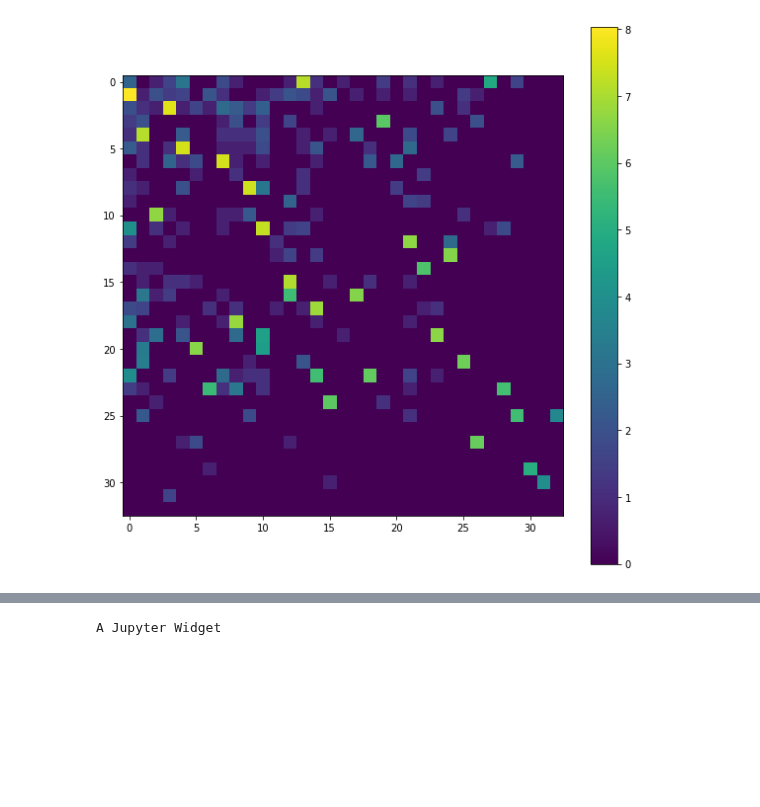
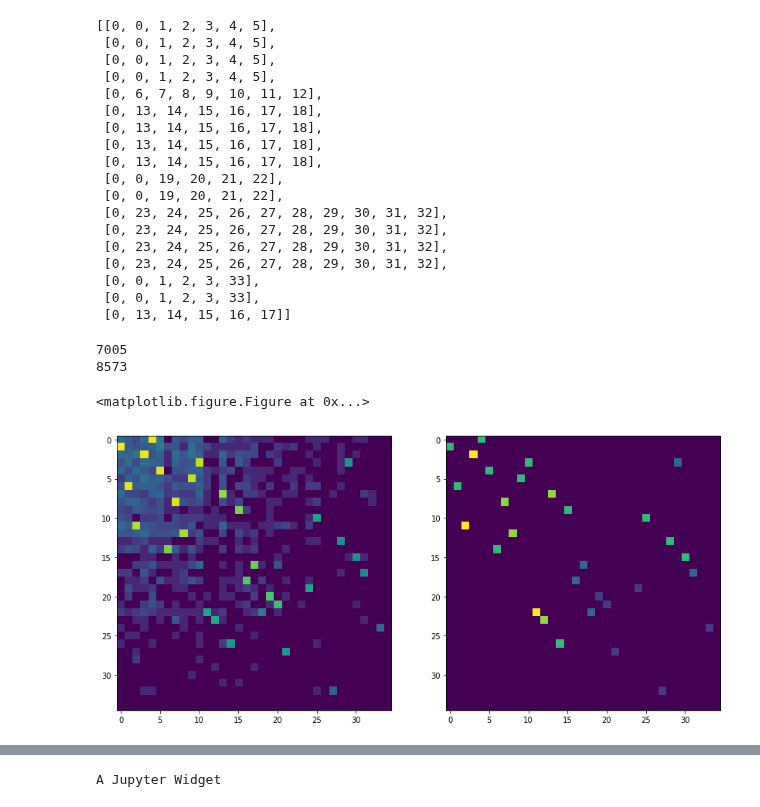
Before and after one commit to rykachevskiy/CRISPR, a Jupyter notebook: Probabilistic_model/data_gen.ipynb, the cells around one changed output, grey strips where cells are left out. Drawn from its saved outputs; the diff is of its cells as text; code cells hidden in the pictures; blank space fills up the shorter version.

Commit message:
data gen now do not amplify amplified

```diff
--- a/Probabilistic_model/data_gen.ipynb
+++ b/Probabilistic_model/data_gen.ipynb
@@ -199,7 +286,7 @@ pairs_2 = [x for x in ngrams([0,6,7,8,9], 2)]
 # %%
-def amp_population(population, spacers_num, max_chains = 25000, max_epochs = 15):
+def amp_population(population, spacers_num, max_sp_num, max_chains = 25000, max_epochs = 15):
     population_f = [x for x in population]
-    population_b = [x[::-1] for x in population_f]
+    population_b = [[x[0]] + x[:0:-1] for x in population_f]
 
     epoch = 0
 
@@ -207,9 +294,10 @@ def amp_population(population, spacers_num, max_chains = 25000, max_epochs = 15)
         PCR_cycle(population_f, population_b)
         epoch += 1
 
-    full_population_amplified = population_f + [x[::-1] for x in population_b]
+    full_population_amplified = [x[1:] for x in population_f] + [x[:1:-1] for x in population_b]
 
     all_pairs = []
+
     out_counts = dict(zip(np.arange(spacers_num), np.zeros(spacers_num)))
     in_counts = dict(zip(np.arange(spacers_num), np.zeros(spacers_num)))
 
@@ -219,15 +307,18 @@ def amp_population(population, spacers_num, max_chains = 25000, max_epochs = 15)
             out_counts[x[0]] += 1
             in_counts[x[1]] += 1
 
+    print(len(all_pairs))
+    print(len(full_population_amplified))
+
     reorder_dict = rerank_dict(spacers_num, in_counts, out_counts)
 
-    graph = np.zeros((spacers_num, spacers_num))
+    graph = np.zeros((max_sp_num, max_sp_num))
     for p in all_pairs:
         graph[reorder_dict[p[0]], reorder_dict[p[1]]] += 1
 
-    original_graph = np.zeros((spacers_num, spacers_num))
+    original_graph = np.zeros((max_sp_num, max_sp_num))
     for p in population:
-        for x, y in zip(p, p[1:]):
+        for x, y in zip(p[1:], p[2:]):
             original_graph[reorder_dict[x], reorder_dict[y]] += 1
 
     return graph, original_graph
@@ -247,10 +338,37 @@ def reshuffle(population):
     np.random.shuffle(spacers_shuffled)
     shuffle_map = dict(zip(np.arange(spacers_num + 1), spacers_shuffled))
 
-    return [[shuffle_map[x] for x in y] for y in population]
+    return [[0] + [shuffle_map[x] for x in y[1:]] for y in population]
+# %%
+pp = generate_tree_population(35, 4)
+# %%
+pp
+# %% [output]
+[[0, 0, 1, 2, 3, 4, 5],
+ [0, 0, 1, 2, 3, 4, 5],
+ [0, 0, 1, 2, 3, 4, 5],
+ [0, 0, 1, 2, 3, 4, 5],
+ [0, 6, 7, 8, 9, 10, 11, 12],
+ [0, 13, 14, 15, 16, 17, 18],
+ [0, 13, 14, 15, 16, 17, 18],
+ [0, 13, 14, 15, 16, 17, 18],
+ [0, 13, 14, 15, 16, 17, 18],
+ [0, 0, 19, 20, 21, 22],
+ [0, 0, 19, 20, 21, 22],
+ [0, 23, 24, 25, 26, 27, 28, 29, 30, 31, 32],
+ [0, 23, 24, 25, 26, 27, 28, 29, 30, 31, 32],
+ [0, 23, 24, 25, 26, 27, 28, 29, 30, 31, 32],
+ [0, 23, 24, 25, 26, 27, 28, 29, 30, 31, 32],
+ [0, 0, 1, 2, 3, 33],
+ [0, 0, 1, 2, 3, 33],
+ [0, 13, 14, 15, 16, 17]]
 # %%
-gr, o_gr = amp_population(reshuffle(pp), max([max(p) for p in pp])  +1, max_epochs=30)
+gr, o_gr = amp_population(reshuffle(pp), max([max(p) for p in pp]) + 1, 35, max_epochs=60)
+# %% [output]
+7005
+8573
-# %%
-plot_gr(gr, log = 1)
-# %% [output]
-[figure, removed]
+# %%
+plot_group(gr, 1, o_gr, 0, s = 14)
+# %% [output]
+<matplotlib.figure.Figure at 0x...>
+[figure, added]
```
Also changed, not shown: parts of 14 cells of this notebook.
